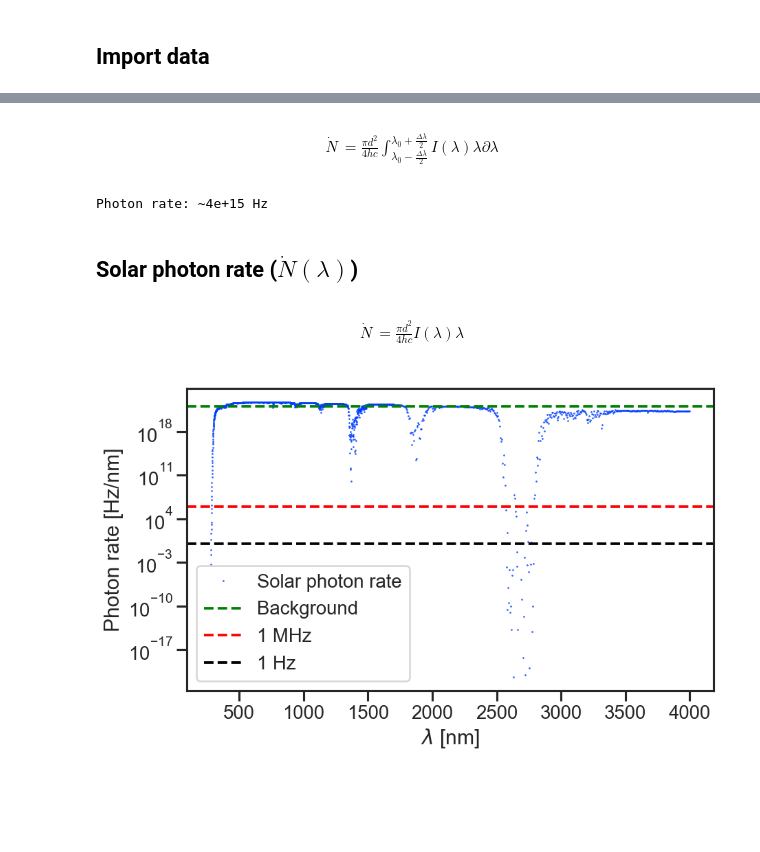
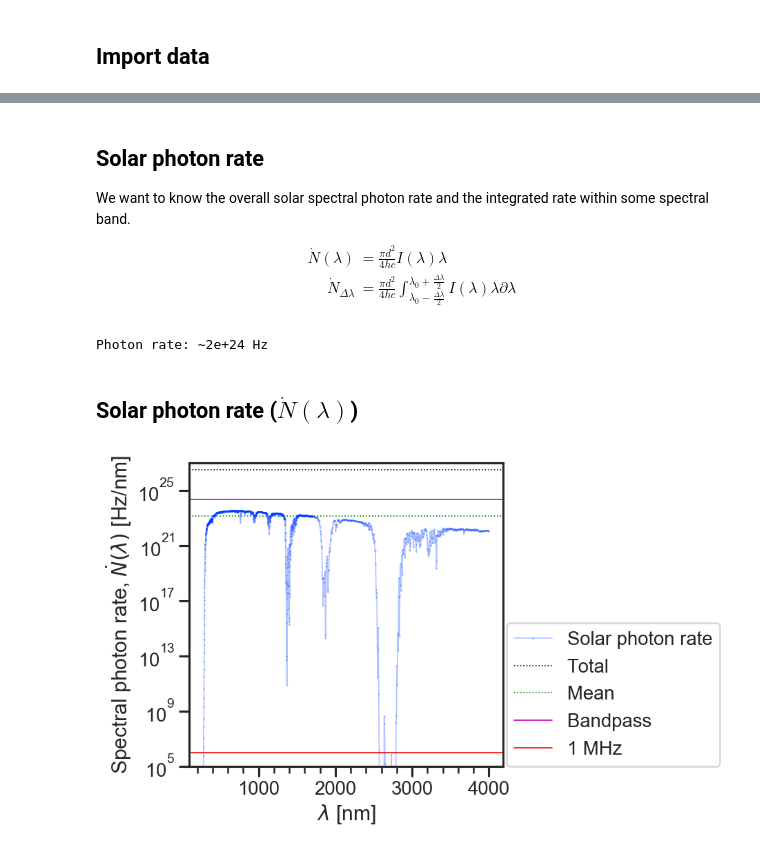
Before and after one commit to markdoscience/firstTest, a Jupyter notebook: Solar_single_photon_source.ipynb, the cells around one changed output, grey strips where cells are left out. Cells and saved outputs as stored; diff of their text form; code cells hidden in the pictures; blank space fills up the shorter version.

```diff
--- a/Solar_single_photon_source.ipynb
+++ b/Solar_single_photon_source.ipynb
@@ -68,9 +77,10 @@ show()
 # %%
-h = 2*pi * 6.626e-34 # [J.s]
+h = 6.626e-34 # [J.s]
 c = 3e8 # [m/s]
 d = 1e-2 # [m]
 
-lambda_0 = 500e-9 # [m]
-delta_lambda = 10e-9 # [m]
+# bandpass filter
+lambda_0 = 500 # [nm] --- centre wavelength
+delta_lambda = 10 # [nm] --- FWHM
 # %%
 # only data within our bandpass
@@ -96,50 +106,50 @@ show()
 # %% [markdown]
+## Solar photon rate
+
+We want to know the overall solar spectral photon rate and the integrated rate within some spectral band.
+
 \begin{align}
-    \dot{N} &= \frac{\pi d^2}{4hc}
+    \dot{N}(\lambda) &= \frac{\pi d^2}{4hc} I(\lambda) \lambda \\
+    \dot{N}_{\Delta\lambda} &= \frac{\pi d^2}{4hc}
     \int_{\lambda_0 - \frac{\Delta\lambda}{2}}^{\lambda_0 + \frac{\Delta\lambda}{2}}
     I(\lambda) \lambda \partial\lambda
 \end{align}
-# %%
-lambda_range = linspace(
-    lambda_0 - delta_lambda/2,
-    lambda_0 + delta_lambda/2,
-    100
-) # [m]
-
-intensity_range = interp(
-    1e9*lambda_range, # [nm]
-    lambdas, # [nm]
-    solar_irradiance, # [W/m^2/nm]
-) # [W/m^2/nm]
-
-photon_rate = sum(
-    ( (pi * d**2) / (4*h*c) )
-    * (intensity_range * lambda_range)
-) # [Hz]
-
-print('Photon rate: ~%.0e' % photon_rate, 'Hz') # scientific notation
-# %% [output]
-Photon rate: ~4e+15 Hz
+# %%
+solar_photon_rate = \
+    ( (pi * d**2) / (4*h*c) ) \
+    * (solar_irradiance * lambdas) # [Hz] vs wavelength
+
+bandpass_photon_rate = trapz(
+    solar_photon_rate[bandpass],
+    lambdas[bandpass],
+) # [Hz]
+
+print('Photon rate: ~%.0e' % bandpass_photon_rate, 'Hz') # scientific notation
+# %% [output]
+Photon rate: ~2e+24 Hz
 # %% [markdown]
 ## Solar photon rate ($\dot{N}(\lambda)$)
-# %% [markdown]
-\begin{align}
-    \dot{N} &= \frac{\pi d^2}{4hc} I(\lambda) \lambda
-\end{align}
-# %%
-solar_photon_rate = ( (pi * d**2) / (4*h*c) ) * solar_irradiance * lambdas
 # %%
-plot(lambdas, solar_photon_rate, '.', ms=1, label='Solar photon rate')
-axhline(1e22, ls='--', color='g', label='Background')
-axhline(1e6, ls='--', color='r', label='1 MHz')
-axhline(1, ls='--', color='k',  label='1 Hz')
+plot(lambdas, solar_photon_rate,
+     '.-', lw=1, ms=1, alpha=0.3, zorder=4,
+     label='Solar photon rate')
+
+axhline(trapz(solar_photon_rate, lambdas),
+        lw=1, ls=':', color='k', label='Total')
+axhline(mean(solar_photon_rate),
+        lw=1, ls=':', color='g', label='Mean')
+axhline(bandpass_photon_rate,
+        lw=1, color='m', label='Bandpass')
+axhline(1e6,
+        lw=1, color='r', label='1 MHz')
 
 yscale('log')
-legend()
+minorticks_on()
+ylim(1e5,1e27)
+legend(loc=[1.01,0])
 xlabel('$\lambda$ [nm]')
-ylabel('Photon rate [Hz/nm]')
-# title('Solar photon rate')
+ylabel('Spectral photon rate, $\dot{N}(\lambda)$ [Hz/nm]')
 tight_layout()
 show()
 # %% [output]
-[figure, old version]
+[figure, new version]
```
Also changed, not shown: parts of 11 cells of this notebook, 1 other file.
